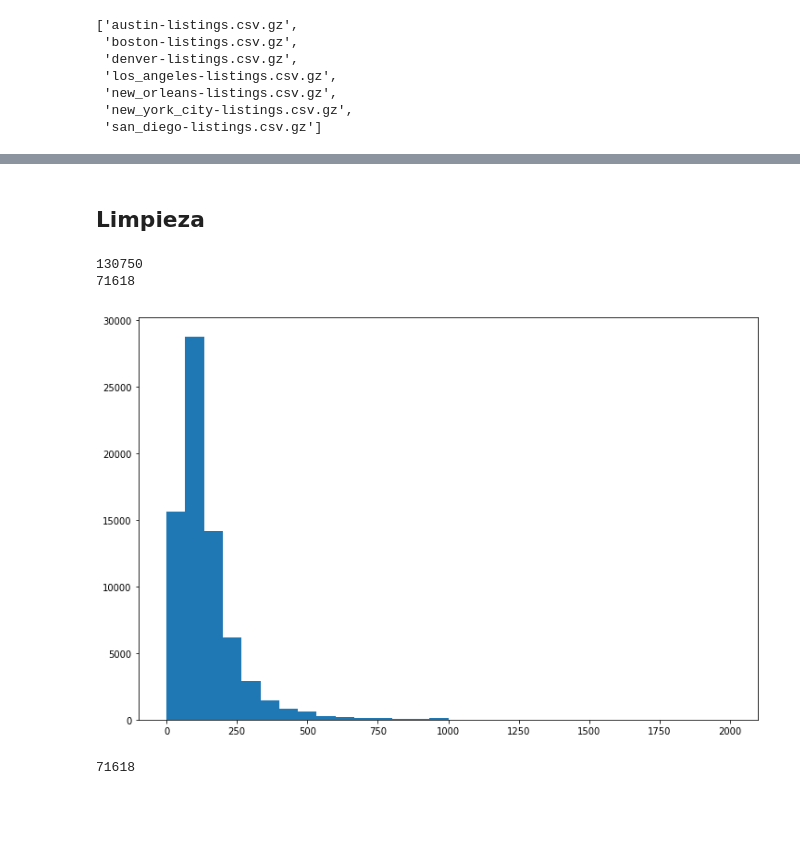
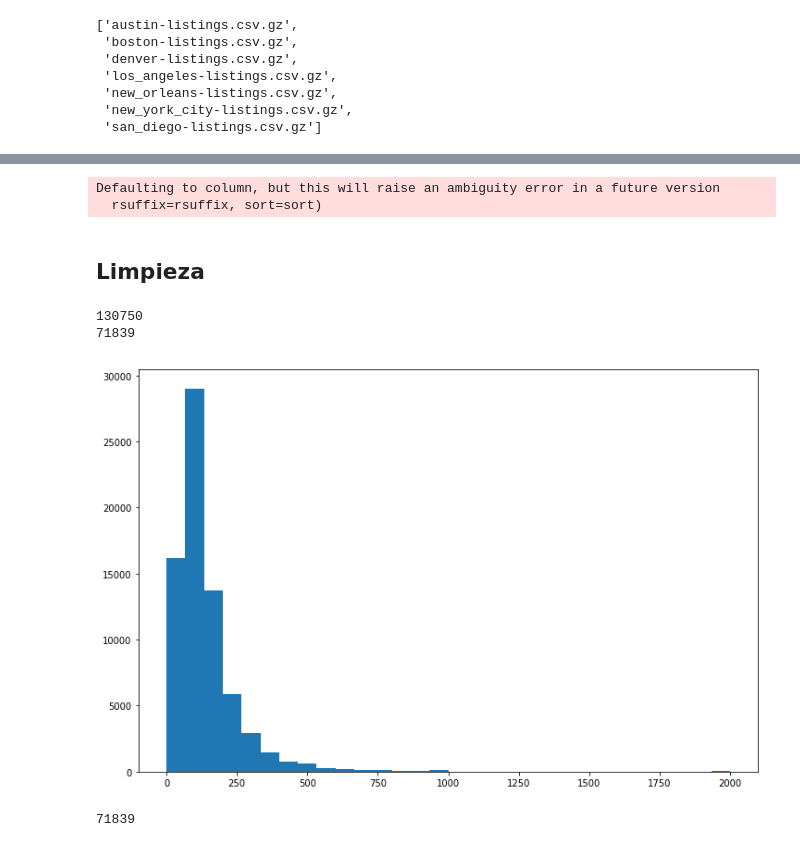
Before and after one commit to matiasngf/keras-airbnb-prediction, a Jupyter notebook: notebooks/preprocess_dataframe.ipynb, the cells around one changed output, grey strips where cells are left out. Cells and saved outputs as stored; diff of their text form; code cells hidden in the pictures; blank space fills up the shorter version.

Commit message:
join real_values

```diff
--- a/notebooks/preprocess_dataframe.ipynb
+++ b/notebooks/preprocess_dataframe.ipynb
@@ -55,0 +59,22 @@ total rows: 130750
+# %%
+real_prices_names = []
+path_df = '../datasets/real_prices/'
+for (dirpath, dirnames, filenames) in walk(path_df):
+    real_prices_names.extend(filenames)
+    break
+
+first = True
+real_prices = False
+for name in real_prices_names:
+    print('adding', name, 'prices')
+    real_prices_tmp = pickle.load(open('../datasets/real_prices/NY_realPrices.pkl', 'rb'))
+    real_prices_tmp = np.array([[d[0], d[1]['price'], d[1]['time']] for d in real_prices_tmp.items()])
+    if(first):
+        first = False
+        real_prices = real_prices_tmp
+    else:
+        real_prices = np.concatenate((real_prices_a, real_prices_tmp))
+
+print(real_prices.shape)
+prices_df = pd.DataFrame(real_prices, columns=['price_id', 'real_price', 'real_price_scraped'], index=real_prices[:,0]).drop_duplicates('price_id')
+print(len(prices_df[pd.notna(prices_df.real_price)]), 'precios nuevos')
@@ -56,3 +89,16 @@ total rows: 130750
+# %%
+# real_prices = pickle.load(open('../datasets/real_prices/NY_realPrices.pkl', 'rb'))
+# prices = [[d[0], d[1]['price'], d[1]['time']] for d in real_prices.items()]
+# prices_df = pd.DataFrame(prices, columns=['price_id', 'real_price', 'real_price_scraped'], index=np.array(prices)[:,0])
+
+dataFrame = dataFrame.join(prices_df, on='id')
+
+dataFrame.loc[:,'final_price'] = dataFrame.real_price
+dataFrame.loc[:,'final_price'] = dataFrame.final_price.fillna(df.price)
+dataFrame.loc[:,'final_price'] = dataFrame.final_price.astype(int)
+# %% [output]
+Defaulting to column, but this will raise an ambiguity error in a future version
+  rsuffix=rsuffix, sort=sort)
 # %% [markdown]
 ## Limpieza
 # %%
@@ -83,9 +128,9 @@ dataFrame = dataFrame[~dataFrame[['review_scores_communication', 'review_scores_
 .isna().all(axis=1)]
 
 dataFrame = dataFrame[dataFrame.number_of_reviews > 2]
-dataFrame = dataFrame[dataFrame.price > 0]
+dataFrame = dataFrame[dataFrame.final_price > 0]
 
-dataFrame = dataFrame[(np.abs(stats.zscore(dataFrame[['price']])) < 3)]
+# dataFrame = dataFrame[(np.abs(stats.zscore(dataFrame[['final_price']])) < 3)]
 
 
 
@@ -94,11 +139,11 @@ print(len(
 ))
 # %% [output]
 130750
-71618
+71839
 # %%
 import matplotlib.pyplot as plt
 plt.figure(figsize=(12,8))
-plt.hist(dataFrame.price, range=(0, 2000), bins=30)
+plt.hist(dataFrame.final_price, range=(0, 2000), bins=30)
 plt.show()
 # %% [output]
-[figure, old version]
+[figure, new version]
@@ -107,7 +150,7 @@ plt.show()
 # %%
 len(dataFrame)
 # %% [output]
-71618
+71839
 # %%
 import importlib
 import load_transform_pipeline #import the module here, so that it can be reloaded.
```
Also changed, not shown: parts of 11 cells of this notebook.
